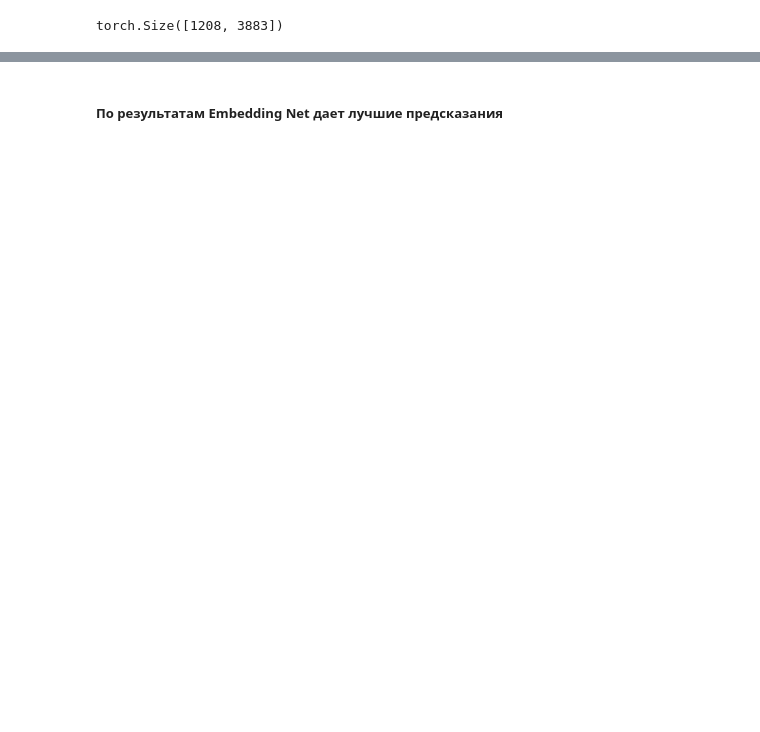
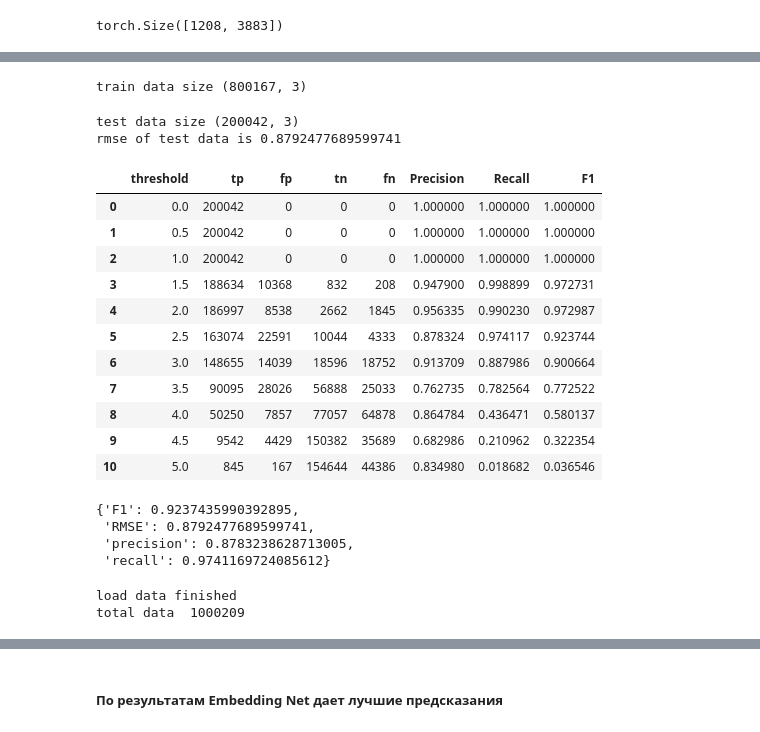
Before and after one commit to Murtazali05/Recommendation-System-platform, a Jupyter notebook: models_comparision.ipynb, the cells around one changed output, grey strips where cells are left out. Drawn from its saved outputs; the diff is of its cells as text; code cells hidden in the pictures; blank space fills up the shorter version.

```diff
--- a/models_comparision.ipynb
+++ b/models_comparision.ipynb
@@ -460,0 +475,73 @@ sae_dict = {'F1':float(results[results.threshold==2.5]['F1']), 'RMSE': sae_rmse,
+# %%
+f = 20
+svd = SVD(train_data, f)
+# %%
+svd.train()
+# %% [output]
+train data size (800167, 3)
+# %%
+svd_rmse = svd.test(test_data)
+# %% [output]
+test data size (200042, 3)
+rmse of test data is 0.8792477689599741
+# %%
+predictions = svd.get_recommendations(test_data)
+# %%
+# precision
+#Calculate TP,FP,TN,FN at every threshold level (0.0 - 5.0)
+test_data = np.array(test_data)
+final = []
+for threshold in np.arange(0, 5.5, 0.5):
+  tp=0
+  fn=0
+  fp=0
+  tn=0
+  temp = []
+  for i in range(test_data.shape[0]):
+    true_r = test_data[i, 2]
+    est = predictions[i]
+    if true_r>=threshold:
+      if est>=threshold:
+        tp = tp+1
+      else:
+        fn = fn+1
+    else:
+      if est>=threshold:
+        fp = fp+1
+      else:
+        tn = tn+1
+    if tp == 0:
+      precision = 0
+      recall = 0
+      f1 = 0
+    else:
+      precision = tp / (tp + fp)
+      recall = tp / (tp + fn)
+      f1 = 2 * (precision * recall) / (precision + recall)
+  temp = [threshold, tp,fp,tn ,fn, precision, recall, f1]
+  final.append(temp)
+results = pd.DataFrame(final)
+results.rename(columns={0:'threshold', 1:'tp', 2: 'fp', 3: 'tn', 4:'fn', 5: 'Precision', 6:'Recall', 7:'F1'}, inplace=True)
+# %%
+results
+# %% [output]
+|  | threshold | tp | fp | tn | fn | Precision | Recall | F1 |
+| 0 | 0.0 | 200042 | 0 | 0 | 0 | 1.000000 | 1.000000 | 1.000000 |
+| 1 | 0.5 | 200042 | 0 | 0 | 0 | 1.000000 | 1.000000 | 1.000000 |
+| 2 | 1.0 | 200042 | 0 | 0 | 0 | 1.000000 | 1.000000 | 1.000000 |
+| 3 | 1.5 | 188634 | 10368 | 832 | 208 | 0.947900 | 0.998899 | 0.972731 |
+| 4 | 2.0 | 186997 | 8538 | 2662 | 1845 | 0.956335 | 0.990230 | 0.972987 |
+| 5 | 2.5 | 163074 | 22591 | 10044 | 4333 | 0.878324 | 0.974117 | 0.923744 |
+| 6 | 3.0 | 148655 | 14039 | 18596 | 18752 | 0.913709 | 0.887986 | 0.900664 |
+| 7 | 3.5 | 90095 | 28026 | 56888 | 25033 | 0.762735 | 0.782564 | 0.772522 |
+| 8 | 4.0 | 50250 | 7857 | 77057 | 64878 | 0.864784 | 0.436471 | 0.580137 |
+| 9 | 4.5 | 9542 | 4429 | 150382 | 35689 | 0.682986 | 0.210962 | 0.322354 |
+| 10 | 5.0 | 845 | 167 | 154644 | 44386 | 0.834980 | 0.018682 | 0.036546 |
+# %%
+svd_dict = {'F1':float(results[results.threshold==2.5]['F1']), 'RMSE': svd_rmse, 'precision': float(results[results.threshold==2.5]['Precision']), 'recall': float(results[results.threshold==2.5]['Recall'])}
+svd_dict
+# %% [output]
+{'F1': 0.9237435990392895,
+ 'RMSE': 0.8792477689599741,
+ 'precision': 0.8783238628713005,
+ 'recall': 0.9741169724085612}
@@ -460,0 +557,5 @@ sae_dict = {'F1':float(results[results.threshold==2.5]['F1']), 'RMSE': sae_rmse,
+# %%
+train_data, test_data, data = preprocessing_for_mf()
+# %% [output]
+load data finished
+total data  1000209
```
Also changed, not shown: parts of 27 cells of this notebook, 9 other files.
